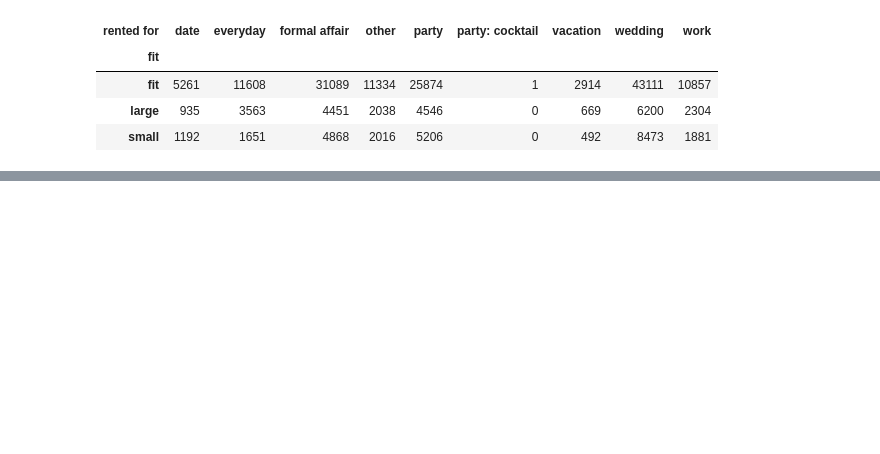
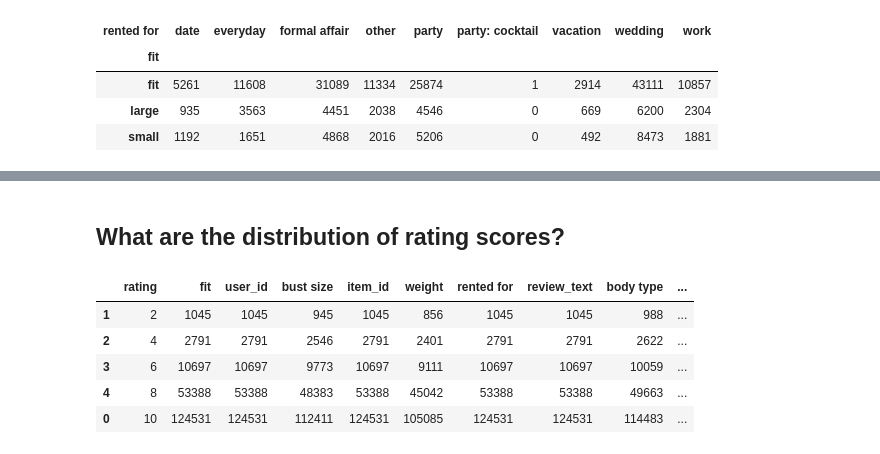
Before and after one commit to CSE-158-As2/Assignment-2, a Jupyter notebook: assignment2.ipynb, the cells around one changed output, grey strips where cells are left out. Drawn from its saved outputs; the diff is of its cells as text; code cells hidden in the pictures; blank space fills up the shorter version.

```diff
--- a/assignment2.ipynb
+++ b/assignment2.ipynb
@@ -136,0 +137,16 @@ ax.figure.show()
+# %% [markdown]
+## What are the distribution of rating scores?
+# %%
+score_freq = df.groupby('rating').count().reset_index()
+score_freq['rating'] = score_freq['rating'].astype(int)
+
+score_freq = score_freq.sort_values(by='rating')
+
+score_freq
+# %% [output]
+|  | rating | fit | user_id | bust size | item_id | weight | rented for | review_text | body type | ... |
+| 1 | 2 | 1045 | 1045 | 945 | 1045 | 856 | 1045 | 1045 | 988 | ... |
+| 2 | 4 | 2791 | 2791 | 2546 | 2791 | 2401 | 2791 | 2791 | 2622 | ... |
+| 3 | 6 | 10697 | 10697 | 9773 | 10697 | 9111 | 10697 | 10697 | 10059 | ... |
+| 4 | 8 | 53388 | 53388 | 48383 | 53388 | 45042 | 53388 | 53388 | 49663 | ... |
+| 0 | 10 | 124531 | 124531 | 112411 | 124531 | 105085 | 124531 | 124531 | 114483 | ... |
```
Also changed, not shown: parts of 5 cells of this notebook.
